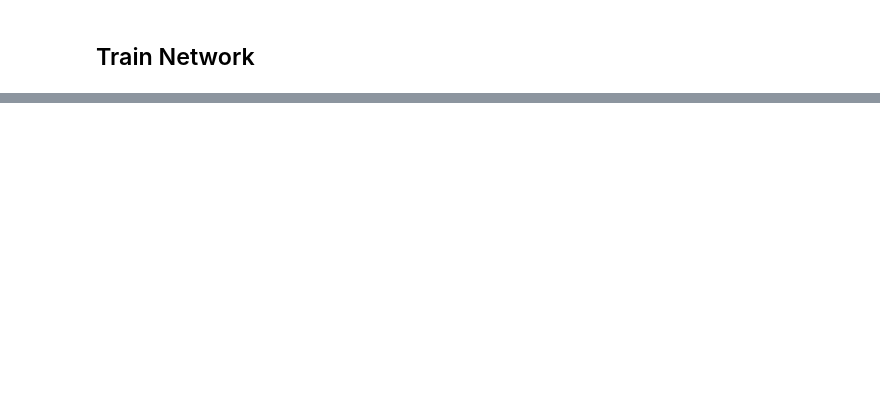
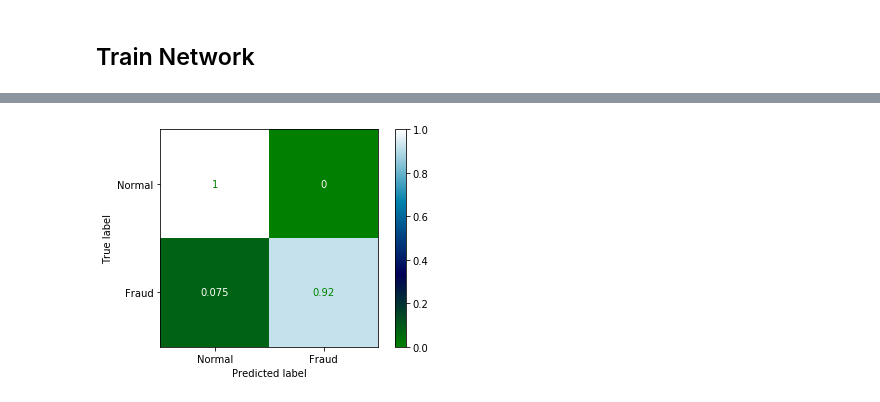
Before and after one commit to janedoesrepo/Autoencoder-ImbalancedCreditData, a Jupyter notebook: notebooks/autoencoder.ipynb, the cells around one changed output, grey strips where cells are left out. Cells and saved outputs as stored; diff of their text form; code cells hidden in the pictures; blank space fills up the shorter version.

```diff
--- a/notebooks/autoencoder.ipynb
+++ b/notebooks/autoencoder.ipynb
@@ -169,0 +187,5 @@ Accuracy: 0.9873997709049256
+# %%
+plot_confusion_matrix(clf, val_x, val_y, normalize='true', display_labels=['Normal', 'Fraud'], cmap='ocean')
+plt.show()
+# %% [output]
+[figure, added]
```
Also changed, not shown: parts of 32 cells of this notebook, 3 other files.
